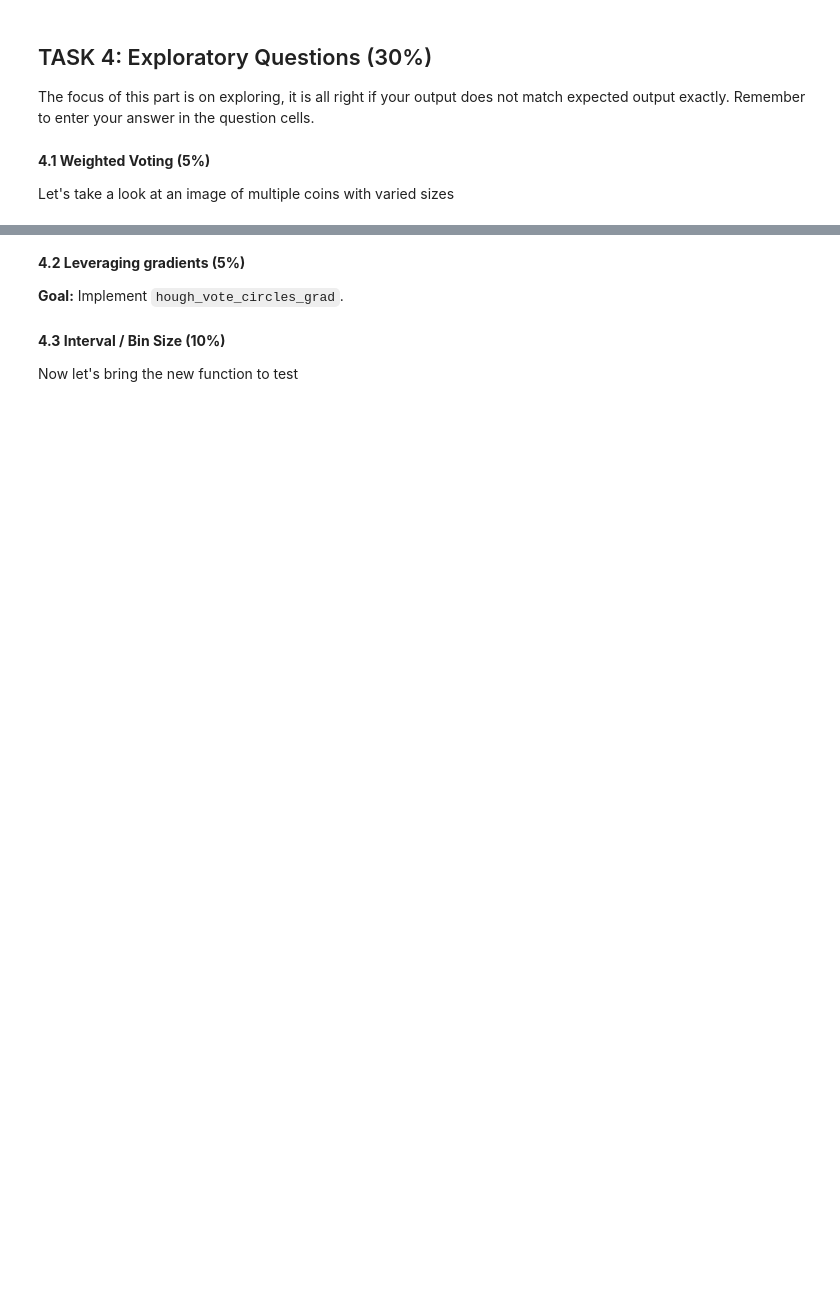
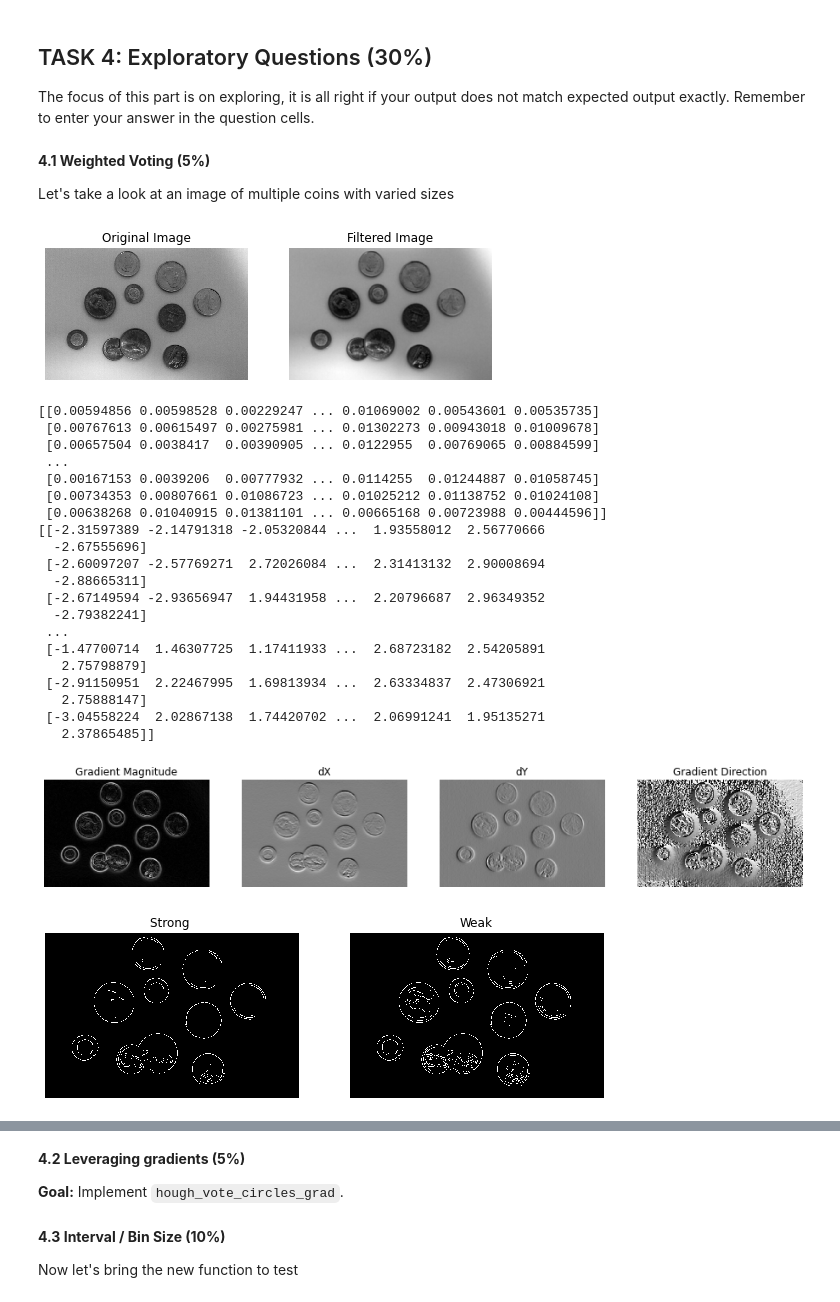
Before and after one commit to boundtotheearth/CS4243-Labs, a Jupyter notebook: lab2/lab2.ipynb, the cells around one changed output, grey strips where cells are left out. Saved outputs shown, nothing was run; the diff lists cells and outputs as text; code cells hidden in the pictures; blank space fills up the shorter version.

```diff
--- a/lab2/lab2.ipynb
+++ b/lab2/lab2.ipynb
@@ -314,9 +314,33 @@ Let's take a look at an image of multiple coins with varied sizes
 # %%
 coin_path="data/input/coins2.png"
 coin_im = cv2.imread(coin_path, cv2.IMREAD_GRAYSCALE)
 blurred_coin = cs4243_blur(coin_im, make_gaussian_kernel(5, 3))
 d_mag, d_angle= estimate_gradients(blurred_coin)
 supp = non_maximum_suppression(d_mag, d_angle, False)
-weak_edges, strong_edges = double_thresholding(supp, 0.2, 0.5)
+weak_edges, strong_edges = double_thresholding(supp, 0.2, 0.3)
 
 coin_edge = edge_linking(weak_edges, strong_edges)
+# %% [output]
+[figure, added]
+[[0.00594856 0.00598528 0.00229247 ... 0.01069002 0.00543601 0.00535735]
+ [0.00767613 0.00615497 0.00275981 ... 0.01302273 0.00943018 0.01009678]
+ [0.00657504 0.0038417  0.00390905 ... 0.0122955  0.00769065 0.00884599]
+ ...
+ [0.00167153 0.0039206  0.00777932 ... 0.0114255  0.01244887 0.01058745]
+ [0.00734353 0.00807661 0.01086723 ... 0.01025212 0.01138752 0.01024108]
+ [0.00638268 0.01040915 0.01381101 ... 0.00665168 0.00723988 0.00444596]]
+[[-2.31597389 -2.14791318 -2.05320844 ...  1.93558012  2.56770666
+  -2.67555696]
+ [-2.60097207 -2.57769271  2.72026084 ...  2.31413132  2.90008694
+  -2.88665311]
+ [-2.67149594 -2.93656947  1.94431958 ...  2.20796687  2.96349352
+  -2.79382241]
+ ...
+ [-1.47700714  1.46307725  1.17411933 ...  2.68723182  2.54205891
+   2.75798879]
+ [-2.91150951  2.22467995  1.69813934 ...  2.63334837  2.47306921
+   2.75888147]
+ [-3.04558224  2.02867138  1.74420702 ...  2.06991241  1.95135271
+   2.37865485]]
+[figure, added]
+[figure, added]
```
Also changed, not shown: parts of 12 cells of this notebook, 1 other file.
